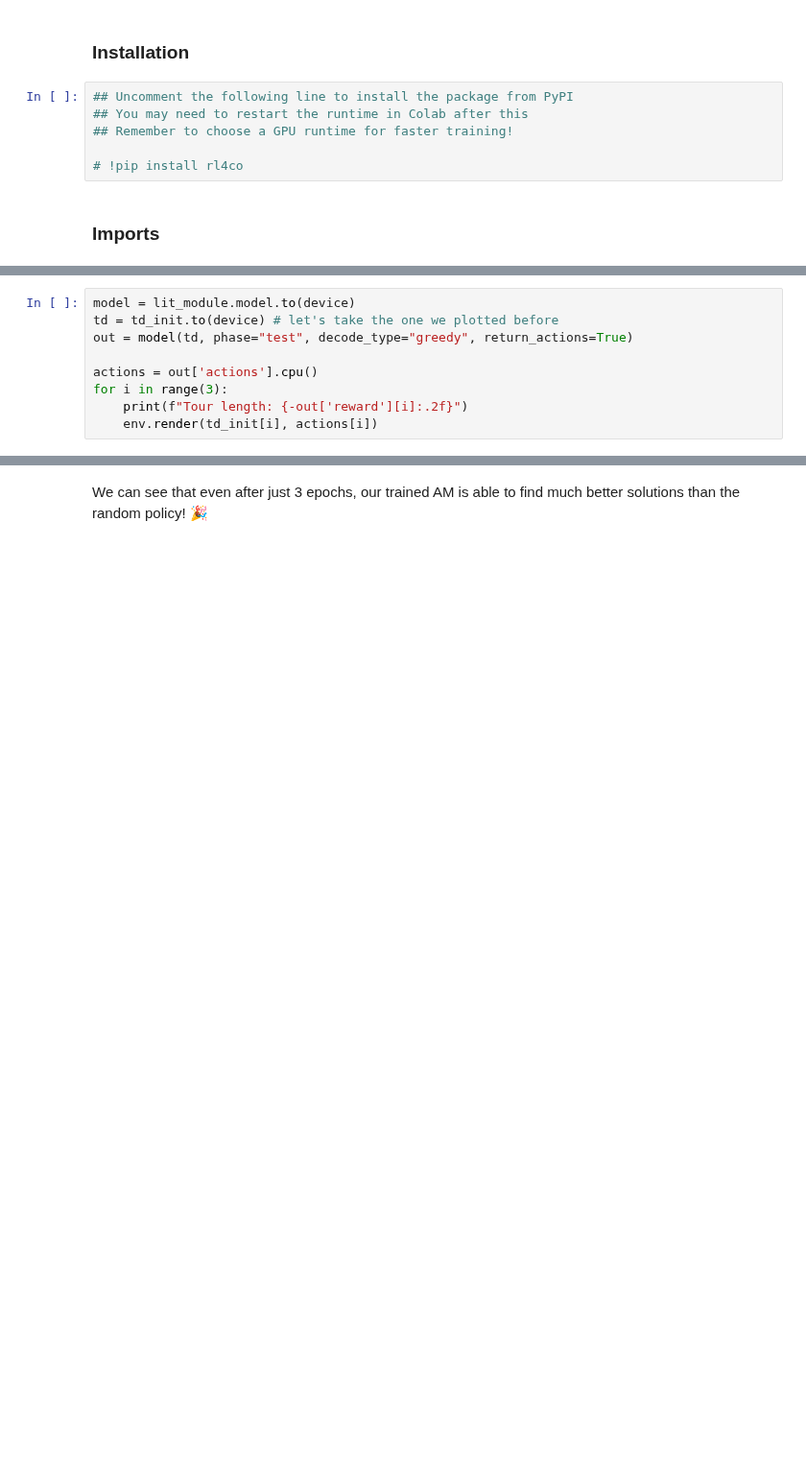
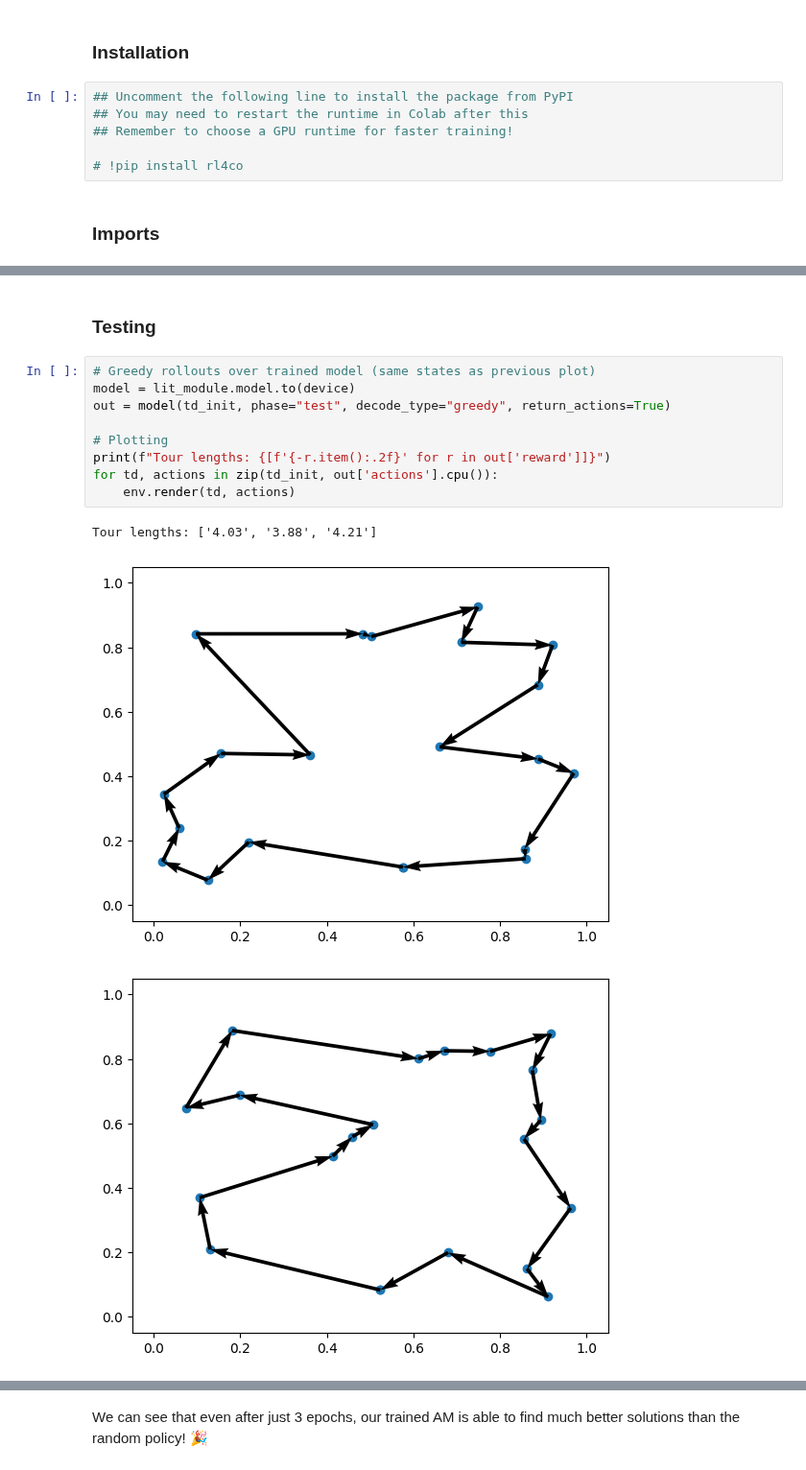
Before and after one commit to ai4co/rl4co, a Jupyter notebook: notebooks/1-quickstart.ipynb, the cells around one changed output, grey strips where cells are left out. Shown at 96% size. Cells and saved outputs as stored; diff of their text form; blank space fills up the shorter version.

```diff
--- a/notebooks/1-quickstart.ipynb
+++ b/notebooks/1-quickstart.ipynb
@@ -104,9 +86,0 @@ To enable the following instructions: AVX2 AVX512F AVX512_VNNI AVX512_BF16 FMA,
-# %%
-model = lit_module.model.to(device)
-td = td_init.to(device) # let's take the one we plotted before
-out = model(td, phase="test", decode_type="greedy", return_actions=True)
-
-actions = out['actions'].cpu()
-for i in range(3):
-    print(f"Tour length: {-out['reward'][i]:.2f}")
-    env.render(td_init[i], actions[i])
@@ -119,0 +108,15 @@ Tour length: 4.61
+# %% [markdown]
+### Testing
+# %%
+# Greedy rollouts over trained model (same states as previous plot)
+model = lit_module.model.to(device)
+out = model(td_init, phase="test", decode_type="greedy", return_actions=True)
+
+# Plotting
+print(f"Tour lengths: {[f'{-r.item():.2f}' for r in out['reward']]}")
+for td, actions in zip(td_init, out['actions'].cpu()):
+    env.render(td, actions)
+# %% [output]
+Tour lengths: ['4.03', '3.88', '4.21']
+[figure, added]
+[figure, added]
```
Also changed, not shown: parts of 22 cells of this notebook.
